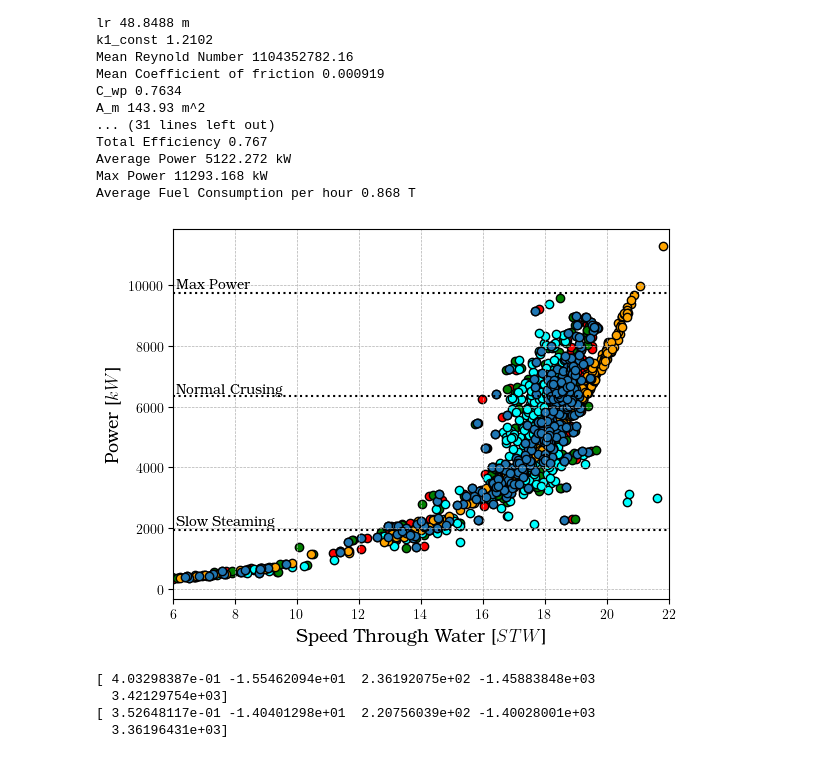
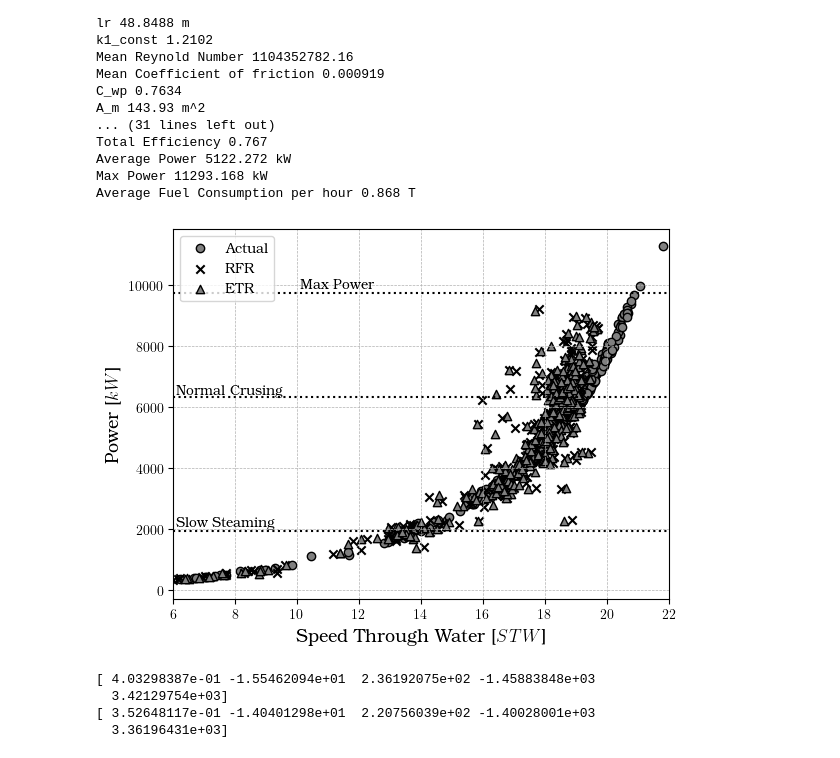
Before and after one commit to hiwafi/thesis-ais, a Jupyter notebook: AISJune_stg_two_v3.ipynb, the cells around one changed output. Drawn from its saved outputs; the diff is of its cells as text; code cells hidden in the pictures.

Commit message:
Improved diagrams FOC actual vs pred

```diff
--- a/AISJune_stg_two_v3.ipynb
+++ b/AISJune_stg_two_v3.ipynb
@@ -2092,29 +2086,31 @@ Average Fuel Consumption per hour 0.868 T
 # %%
 slow_steam = 0.2*9760
 normal = 0.65*9760
 max_Pb = 9760
 
-plt.scatter(dfprog['stw_pred_rf'],P_b_pred_rf,c='red',edgecolors='black')
-plt.scatter(dfprog['stw_pred_dt'],P_b_pred_dt,c='green',edgecolors='black')
-plt.scatter(dfprog['stw_pred_mlr'],P_b_pred_mlr,c='cyan',edgecolors='black')
-plt.scatter(dfprog['stw_pred'],P_b_pred,c='#1f77b4',edgecolors='black')
-plt.scatter(dfprog['stw_act'],P_b_act,c='orange',edgecolors='black')
-plt.scatter(dfprog['stw_pred'],P_b_pred,edgecolors='black',c='#1f77b4')
+plt.scatter(dfprog['stw_act'],P_b_act,edgecolors='black',c='grey',label=rf"Actual")
+plt.scatter(dfprog['stw_pred_rf'],P_b_pred_rf,c='black',edgecolors='grey',marker='x',label=rf"RFR")
+# plt.scatter(dfprog['stw_pred_dt'],P_b_pred_dt,c='orange',edgecolors='black',marker='+')
+# plt.scatter(dfprog['stw_pred_mlr'],P_b_pred_mlr,edgecolors='black',marker='^',facecolors='none')
+# plt.scatter(dfprog['stw_pred'],P_b_pred,c='#1f77b4',edgecolors='black')
+# plt.scatter(dfprog['stw_act'],P_b_act,edgecolors='black',c='grey',label=rf"Actual")
+plt.scatter(dfprog['stw_pred'],P_b_pred,edgecolors='black',c='grey',marker='^',label=rf"ETR")
 # plt.scatter(dfprog['stw_act'],P_b_act,edgecolors='black',c='orange')
 # Here: add a new tick with the required value
 plt.axhline(y=slow_steam,linestyle = 'dotted',c='k')
 plt.axhline(y=normal,linestyle = 'dotted',c='k')
 plt.axhline(y=max_Pb,linestyle = 'dotted',c='k')
 plt.text(6.1,2100,'Slow Steaming',rotation=360)
 plt.text(6.1,6444,'Normal Crusing',rotation=360)
-plt.text(6.1,9900,'Max Power',rotation=360)
+plt.text(10.1,9900,'Max Power',rotation=360)
 plt.xlim(6,22)
 plt.xlabel(r'Speed Through Water [$STW$]', fontsize=13)
 plt.ylabel(r'Power [$kW$]', fontsize=13)
 plt.grid(linestyle = '--', linewidth = 0.5)
+plt.legend()
 plt.show()
 # %% [output]
-[figure, old version]
+[figure, new version]
 # %%
 stw_pred = dfprog['stw_pred']
 stw_act = dfprog['stw_act']
```
Also changed, not shown: parts of 7 cells of this notebook, 1 other file.
